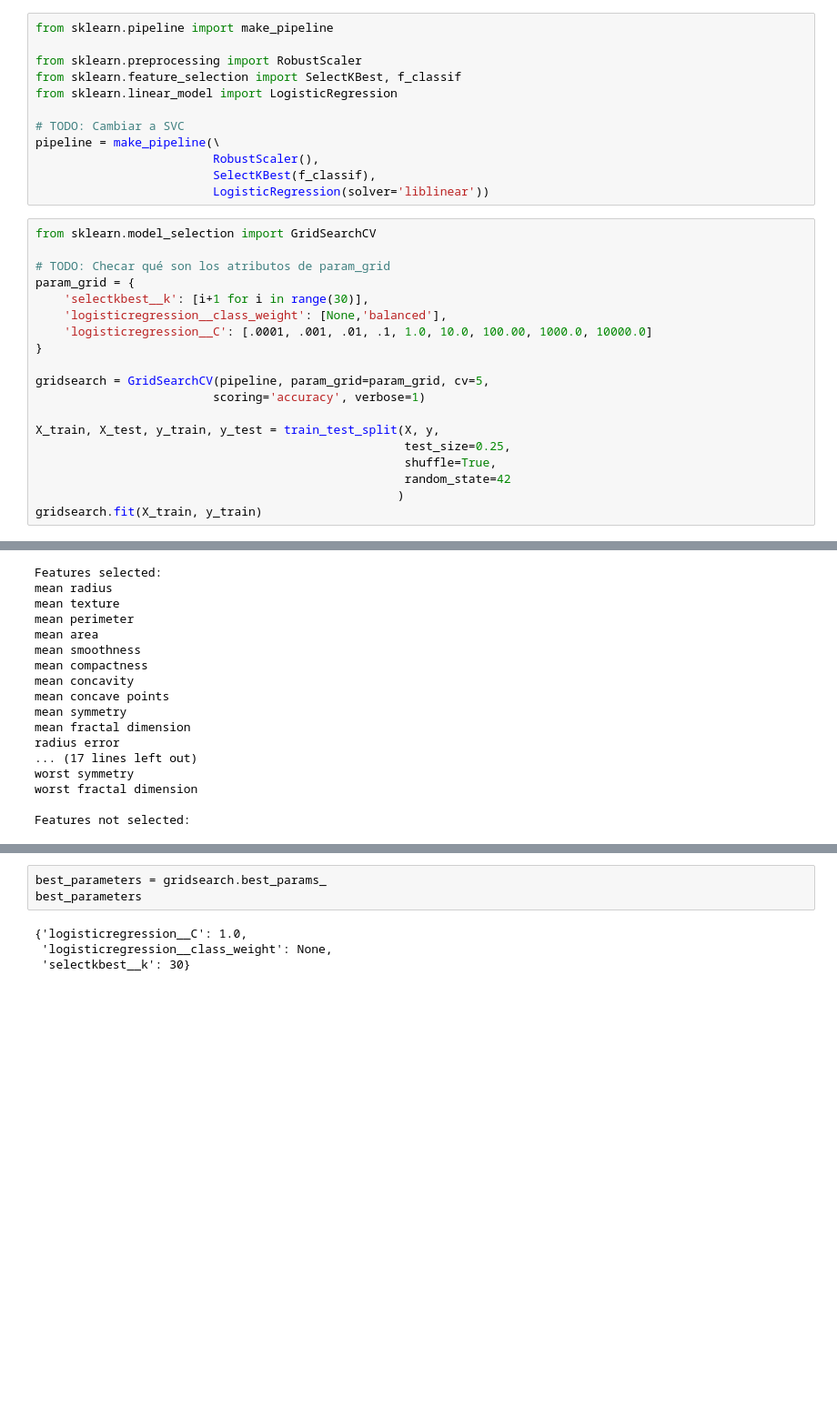
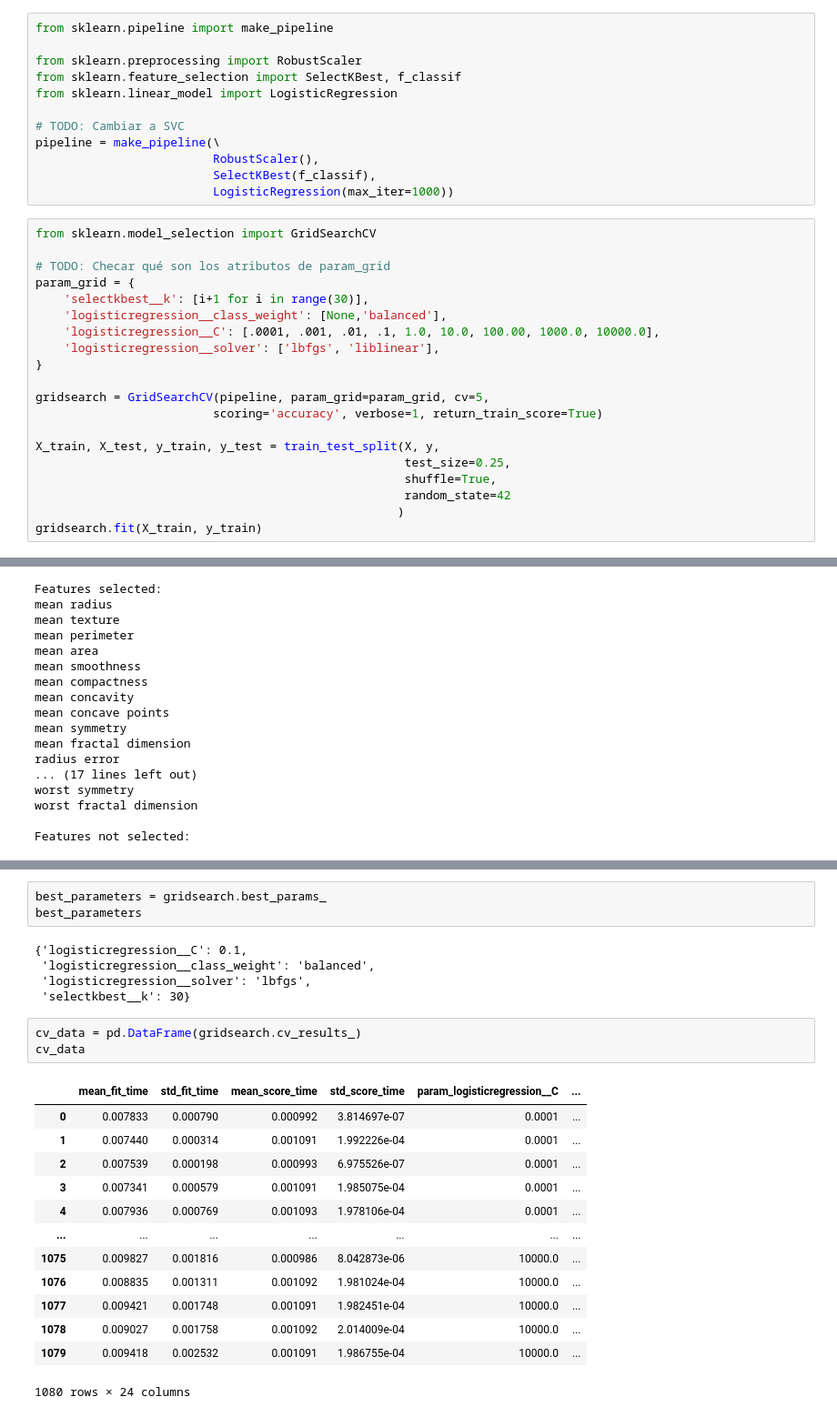
Before and after one commit to KevinTMtz/Aprendizaje-Autom-tico-Pr-cticas, a Jupyter notebook: Ejercicios/CV_GridSearch.ipynb, the cells around one changed output, grey strips where cells are left out. Shown at 91% size. Cells and saved outputs as stored; diff of their text form; blank space fills up the shorter version.

```diff
--- a/Ejercicios/CV_GridSearch.ipynb
+++ b/Ejercicios/CV_GridSearch.ipynb
@@ -145,7 +162,7 @@ from sklearn.linear_model import LogisticRegression
 pipeline = make_pipeline(\
                          RobustScaler(),
                          SelectKBest(f_classif),
-                         LogisticRegression(solver='liblinear'))
+                         LogisticRegression(max_iter=1000))
 # %%
 from sklearn.model_selection import GridSearchCV
 
@@ -153,11 +170,12 @@ from sklearn.model_selection import GridSearchCV
 param_grid = {
     'selectkbest__k': [i+1 for i in range(30)],
     'logisticregression__class_weight': [None,'balanced'],
-    'logisticregression__C': [.0001, .001, .01, .1, 1.0, 10.0, 100.00, 1000.0, 10000.0]
+    'logisticregression__C': [.0001, .001, .01, .1, 1.0, 10.0, 100.00, 1000.0, 10000.0],
+    'logisticregression__solver': ['lbfgs', 'liblinear'],
 }
 
 gridsearch = GridSearchCV(pipeline, param_grid=param_grid, cv=5,
-                         scoring='accuracy', verbose=1)
+                         scoring='accuracy', verbose=1, return_train_score=True)
 
 X_train, X_test, y_train, y_test = train_test_split(X, y,
                                                     test_size=0.25,
@@ -224,6 +243,24 @@ Accuracy Score on test data set: 0.986013986013986
 best_parameters = gridsearch.best_params_
 best_parameters
 # %% [output]
-{'logisticregression__C': 1.0,
- 'logisticregression__class_weight': None,
+{'logisticregression__C': 0.1,
+ 'logisticregression__class_weight': 'balanced',
+ 'logisticregression__solver': 'lbfgs',
  'selectkbest__k': 30}
+# %%
+cv_data = pd.DataFrame(gridsearch.cv_results_)
+cv_data
+# %% [output]
+|  | mean_fit_time | std_fit_time | mean_score_time | std_score_time | param_logisticregression__C | ... |
+| 0 | 0.007833 | 0.000790 | 0.000992 | 3.814697e-07 | 0.0001 | ... |
+| 1 | 0.007440 | 0.000314 | 0.001091 | 1.992226e-04 | 0.0001 | ... |
+| 2 | 0.007539 | 0.000198 | 0.000993 | 6.975526e-07 | 0.0001 | ... |
+| 3 | 0.007341 | 0.000579 | 0.001091 | 1.985075e-04 | 0.0001 | ... |
+| 4 | 0.007936 | 0.000769 | 0.001093 | 1.978106e-04 | 0.0001 | ... |
+| ... | ... | ... | ... | ... | ... | ... |
+| 1075 | 0.009827 | 0.001816 | 0.000986 | 8.042873e-06 | 10000.0 | ... |
+| 1076 | 0.008835 | 0.001311 | 0.001092 | 1.981024e-04 | 10000.0 | ... |
+| 1077 | 0.009421 | 0.001748 | 0.001091 | 1.982451e-04 | 10000.0 | ... |
+| 1078 | 0.009027 | 0.001758 | 0.001092 | 2.014009e-04 | 10000.0 | ... |
+| 1079 | 0.009418 | 0.002532 | 0.001091 | 1.986755e-04 | 10000.0 | ... |
+1080 rows × 24 columns
```
Also changed, not shown: parts of 9 cells of this notebook.
